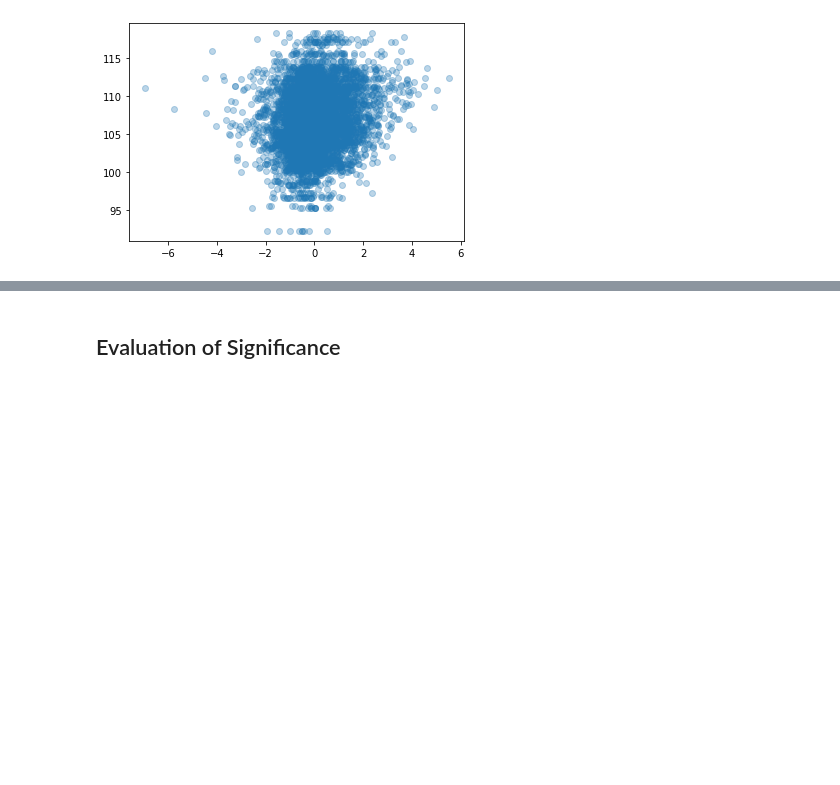
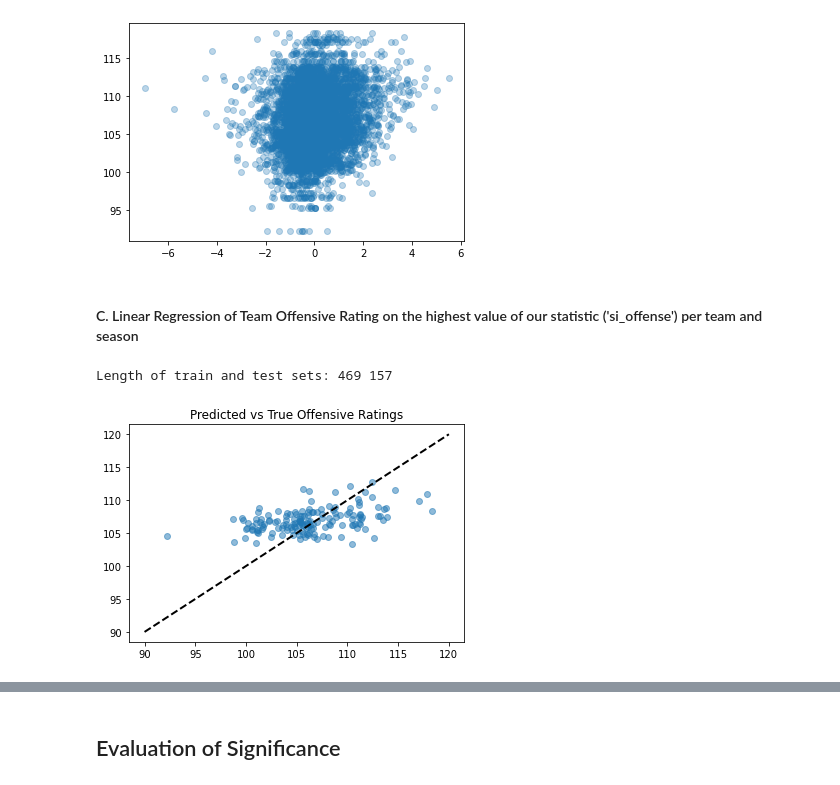
Before and after one commit to MAhram1/INFO-2950-Project, a Jupyter notebook: proj4.ipynb, the cells around one changed output, grey strips where cells are left out. Saved outputs shown, nothing was run; the diff lists cells and outputs as text; code cells hidden in the pictures; blank space fills up the shorter version.

```diff
--- a/proj4.ipynb
+++ b/proj4.ipynb
@@ -723,3 +717,40 @@ plt.scatter(
 plt.show()
 # %% [output]
 [figure]
+# %% [markdown]
+#### C. Linear Regression of Team Offensive Rating on the highest value of our statistic ('si_offense') per team and season
+# %%
+# Retrieving the best si_offense value for a given team and a given year
+best_si = nba_sub.loc[:,['season','team','si_offense','ortg']].groupby(['season','team']).max()
+# %%
+# train-test split (75%/25%)
+X2_train, X2_test, y2_train, y2_test = train_test_split(
+    best_si[['si_offense']],
+    best_si['ortg'],
+    test_size= 0.25
+)
+print("Length of train and test sets:", len(y2_train), len(y2_test))
+# %% [output]
+Length of train and test sets: 469 157
+# %%
+# Cross-validating the team offensive ratings with best si_offense on a given team and season
+lr2 = LinearRegression()
+lin2 = lr2.fit(X2_train,y2_train)
+y2_pred = lr2.predict(X2_test)
+# Plotting predicted team offensive ratings vs. actual team offense ratings
+plt.scatter(
+    y2_test,
+    y2_pred,
+    alpha = 0.5
+)
+plt.plot(
+    np.linspace(90,120),
+    np.linspace(90,120),
+    linestyle='dashed',
+    linewidth=2,
+    color ='black',
+)
+plt.title('Predicted vs True Offensive Ratings')
+plt.show()
+# %% [output]
+[figure, added]
```
Also changed, not shown: parts of 22 cells of this notebook.
